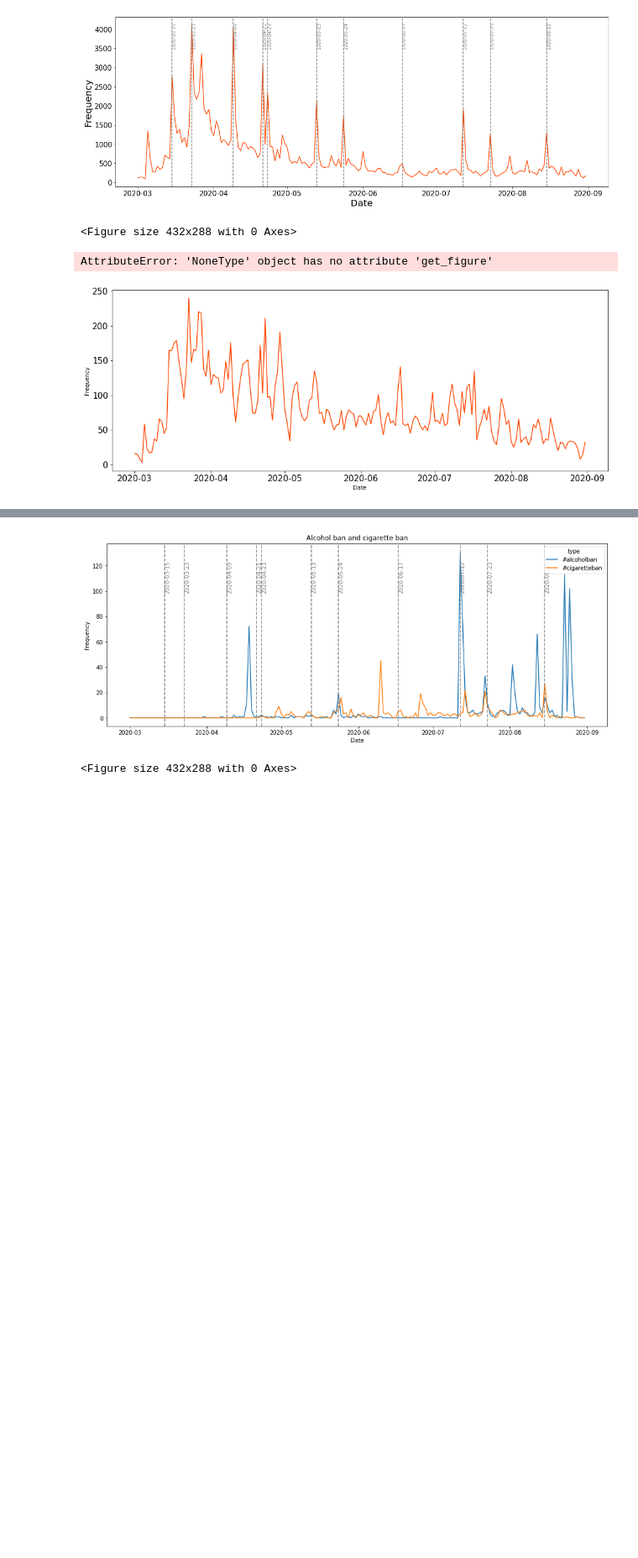
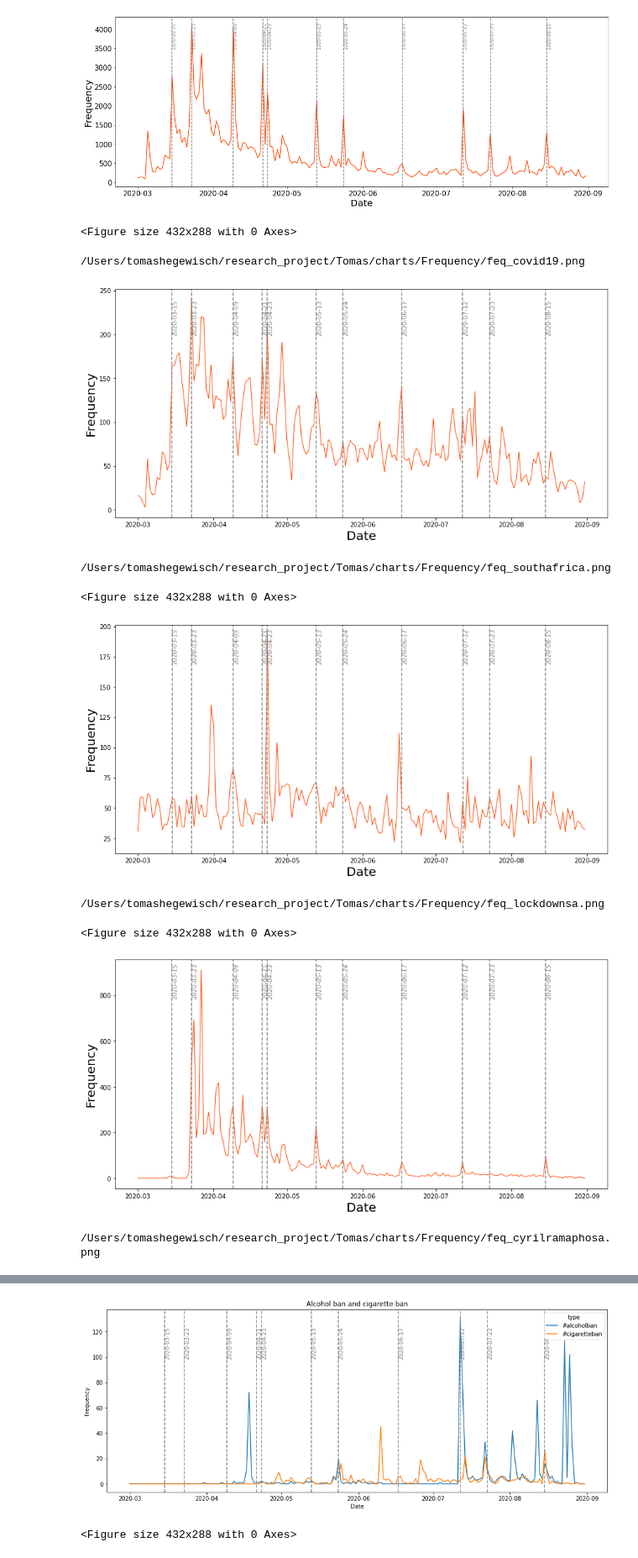
Before and after one commit to tomashege/research_project, a Jupyter notebook: Tomas/notebooks/tweet_analysis.ipynb, the cells around one changed output, grey strips where cells are left out. Shown at 84% size. Cells and saved outputs as stored; diff of their text form; code cells hidden in the pictures; blank space fills up the shorter version.

```diff
--- a/Tomas/notebooks/tweet_analysis.ipynb
+++ b/Tomas/notebooks/tweet_analysis.ipynb
@@ -262,11 +262,12 @@ def build_dt(df):
 #post_feq = tweets.groupby('date', as_index=False).size()
 post_feq = pd.DataFrame(build_dt(tweets[tweets['hashtags'].apply(lambda x: True)]), columns=['date', 'count'])
 
-plt.figure(figsize=(16, 6))
+plt.figure(figsize=(12, 6))
 p = sns.lineplot(data=post_feq,
                      x='date',
                      y='count',
-                     color = 'orangered')
+                     color = 'orangered',
+                     linewidth = 2)
 
 p.tick_params(labelsize=15)
 p.set_xlabel("Date",fontsize=20)
@@ -310,11 +311,14 @@ def get_time_line_of_hastages(find_word, pos):
     specific_hastage_tweets = tweets[tweets['hashtags'].apply(lambda x : get_if_hastag(x)) == True]
     post_feq = pd.DataFrame(build_dt(specific_hastage_tweets), columns=['date', 'count'])
 
-    plt.figure(figsize=(16, 6))
-    p = sns.lineplot(x='Date',
-                 y='Frequency',
-                color = 'orangered',
-                 data=post_feq.rename(columns={"count": "Frequency","date":"Date"})).tick_params(labelsize=15)
+    plt.figure(figsize=(12, 6))
+    p = sns.lineplot(data=post_feq,
+                     x='date',
+                     y='count',
+                     color = 'orangered',
+                     linewidth = 1)
+    p.set_xlabel("Date",fontsize=20)
+    p.set_ylabel("Frequency",fontsize=20)
     #.get_figure().set_xlabel("Date",fontsize=20)
 #     p.axhline(0, color='black', lw=2)
 #     p.set_xlabel("Date",fontsize=20)
@@ -334,32 +338,39 @@ def get_time_line_of_hastages(find_word, pos):
     '2020-08-15']
 
     for i in pres_speaks_dates:
         plt.axvline(i, c='grey', ls = "--", label = str(i))
         plt.text(i,pos,i,rotation=90, c = "grey")
 
     plt.tight_layout()
     print("/Users/tomashegewisch/research_project/Tomas/charts/Frequency/feq_"+str(find_word)+".png")
     plt.savefig("/Users/tomashegewisch/research_project/Tomas/charts/Frequency/feq_"+str(find_word)+".png", dpi=300)
     plt.show()
     plt.clf()
 
 list_of_hastages_to_process = [['covid19',200],
 ['southafrica',170],
 ['lockdownsa',790],
 ['cyrilramaphosa',1500],
 ['lockdown',250],
 ['covid19sa',400],
 ['coronavirussa',1180],
 ['covid_19',200],
 ['lockdownsouthafrica',500],
 ['government',3.0],
 ['cigaretteban',35],
 ['alcoholban',100]]
 
 #list_of_hastages_to_process = ['lockdown']
 
 for i in list_of_hastages_to_process:
     get_time_line_of_hastages(i[0],i[1])
 # %% [output]
-AttributeError: 'NoneType' object has no attribute 'get_figure'
+/Users/tomashegewisch/research_project/Tomas/charts/Frequency/feq_covid19.png
-[figure, old version]
+[figure, new version]
+/Users/tomashegewisch/research_project/Tomas/charts/Frequency/feq_southafrica.png
+<Figure size 432x288 with 0 Axes>
+[figure, added]
+/Users/tomashegewisch/research_project/Tomas/charts/Frequency/feq_lockdownsa.png
+<Figure size 432x288 with 0 Axes>
+[figure, added]
+/Users/tomashegewisch/research_project/Tomas/charts/Frequency/feq_cyrilramaphosa.png
```
Also changed, not shown: parts of 7 cells of this notebook, 15 other files.
